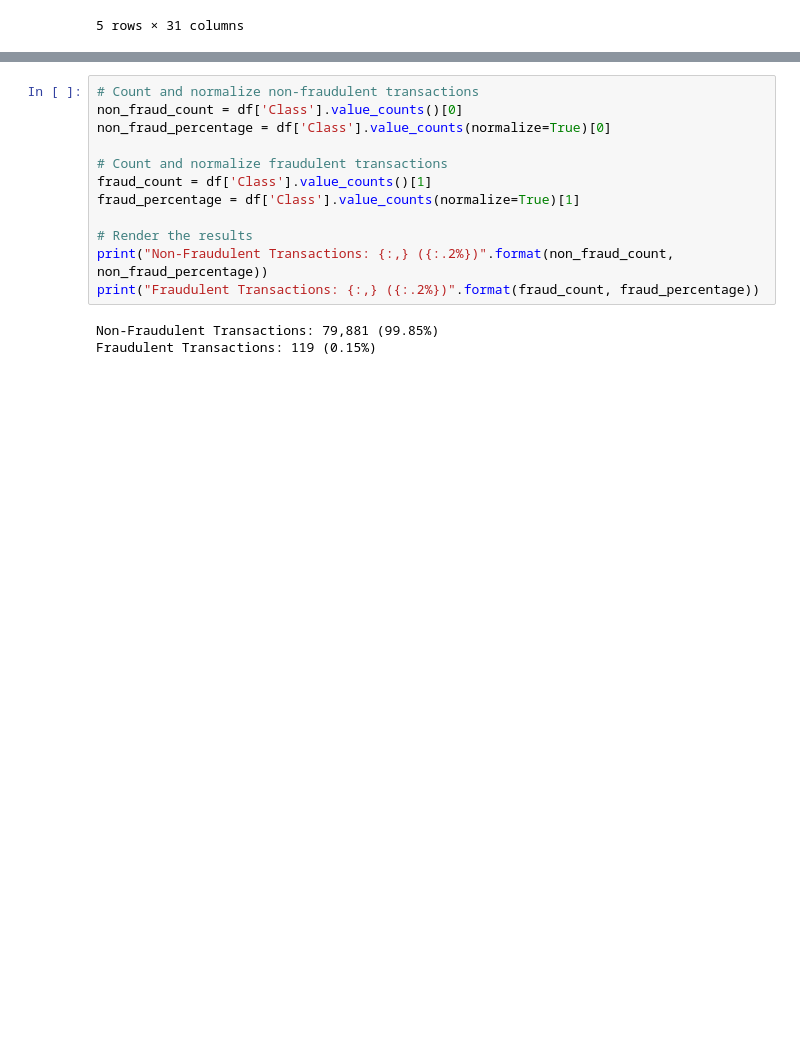
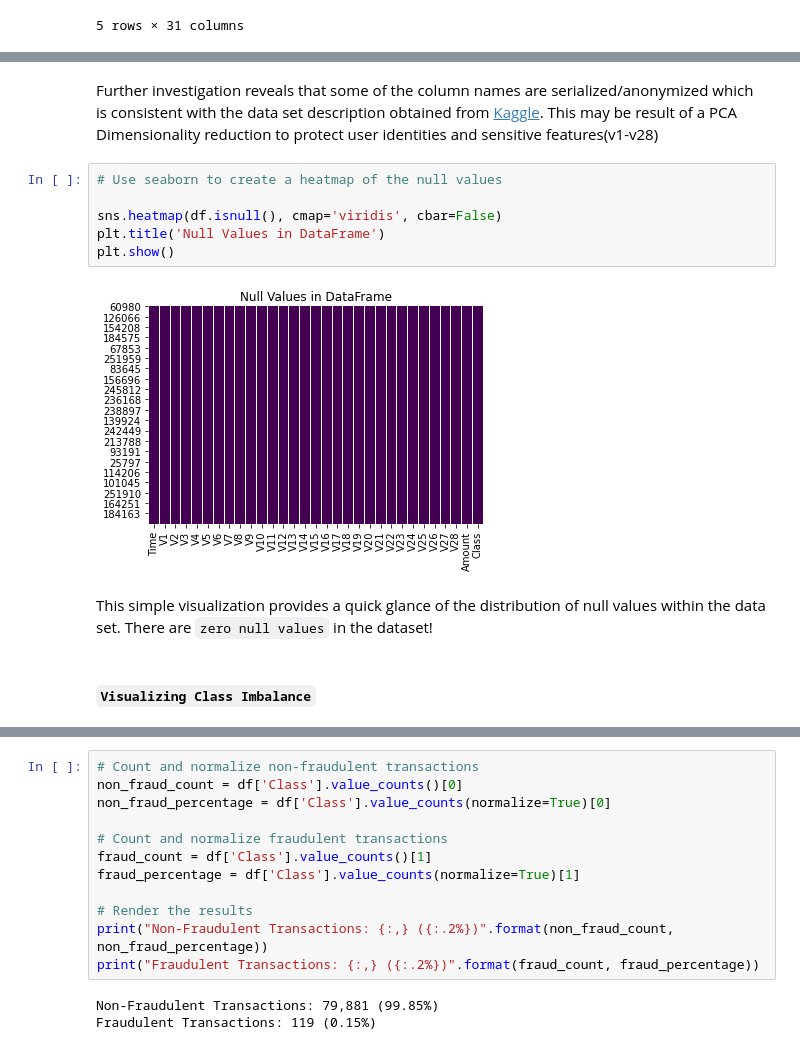
Before and after one commit to WanjaoColins/Machine-Learning-for-Credit-Card-Fraud-Detection, a Jupyter notebook: notebook.ipynb, the cells around one changed output, grey strips where cells are left out. Drawn from its saved outputs; the diff is of its cells as text; blank space fills up the shorter version.

```diff
--- a/notebook.ipynb
+++ b/notebook.ipynb
@@ -108,0 +136,14 @@ Index(['Time', 'V1', 'V2', 'V3', 'V4', 'V5', 'V6', 'V7', 'V8', 'V9', 'V10',
+# %% [markdown]
+Further investigation reveals that some of the column names are serialized/anonymized which is consistent with the data set description obtained from [Kaggle](https://www.kaggle.com/code/janiobachmann/credit-fraud-dealing-with-imbalanced-datasets/input). This may be result of a PCA Dimensionality reduction to protect user identities and sensitive features(v1-v28)
+# %%
+# Use seaborn to create a heatmap of the null values
+
+sns.heatmap(df.isnull(), cmap='viridis', cbar=False)
+plt.title('Null Values in DataFrame')
+plt.show()
+# %% [output]
+[figure, added]
+# %% [markdown]
+This simple visualization provides a quick glance of the distribution of null values within the data set. There are `zero null values` in the dataset!
+# %% [markdown]
+#### `Visualizing Class Imbalance`
```
Also changed, not shown: parts of 39 cells of this notebook.
